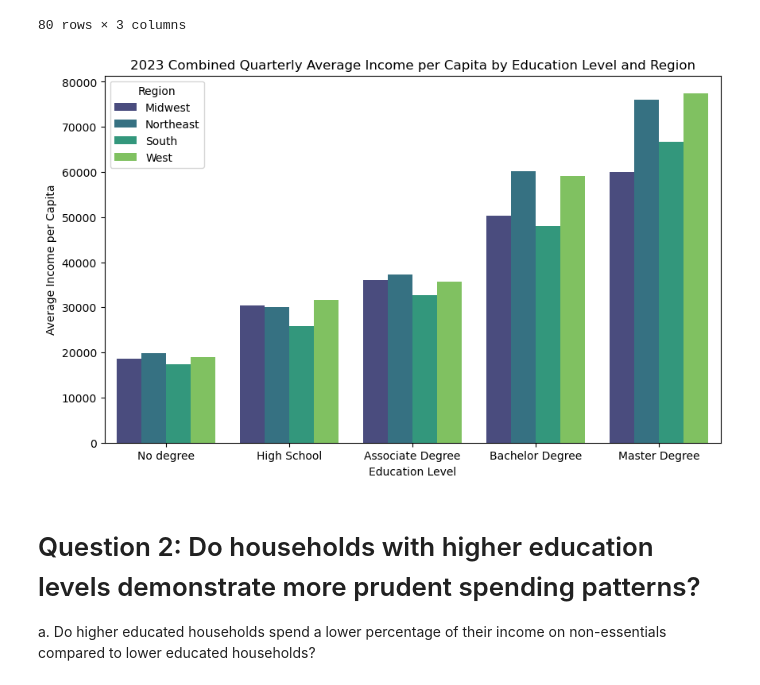
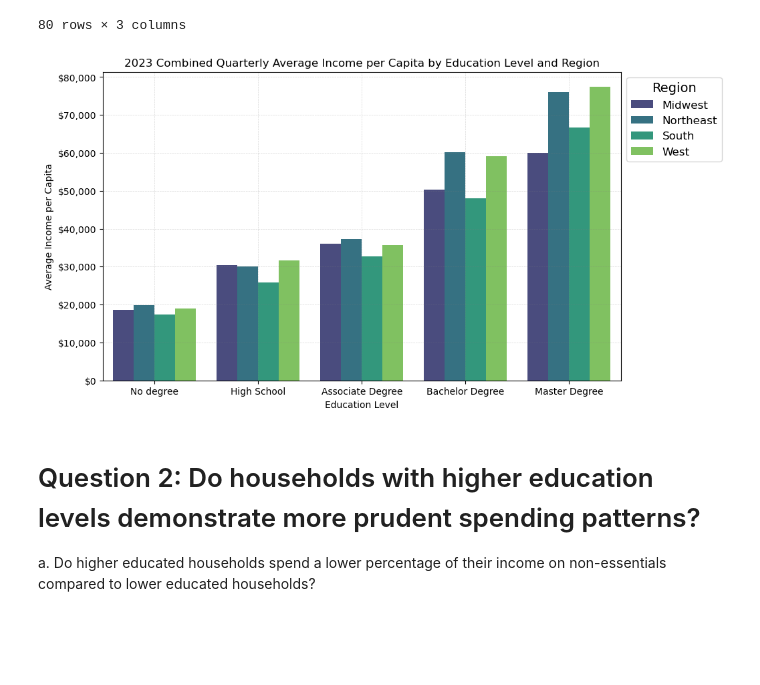
Before and after one commit to Leslygcruz/Educationproj, a Jupyter notebook: notebooks/Education_capstone.ipynb, the cells around one changed output. Drawn from its saved outputs; the diff is of its cells as text; code cells hidden in the pictures; blank space fills up the shorter version.

```diff
--- a/notebooks/Education_capstone.ipynb
+++ b/notebooks/Education_capstone.ipynb
@@ -550,13 +552,18 @@ avgquarterlyeducinc=avgquarterlyeducinc.reset_index()
 # %%
+import matplotlib.ticker as ticker
 plt.figure(figsize=(10, 6))
 sns.barplot(data=avgquarterlyeducinc, x='Education level', y='Income per Capita', hue='Region', palette='viridis')#palette='mako')#palette='ocean')#palette='PuBuGn')
 plt.title('2023 Combined Quarterly Average Income per Capita by Education Level and Region')
 plt.xlabel('Education Level')
 plt.ylabel('Average Income per Capita')
-plt.legend(title='Region')
+plt.legend(title='Region', loc='upper left', bbox_to_anchor=(1, 1), fontsize=12, title_fontsize=14)
+ax= plt.gca()
+ax.yaxis.set_major_formatter(ticker.StrMethodFormatter('${x:,.0f}'))
+plt.grid(color = 'grey', linestyle = '--', linewidth = 0.5,alpha=0.3)
+plt.savefig('avg income.png', transparent=True)
 plt.show()
 # %% [output]
-[figure, old version]
+[figure, new version]
 # %% [markdown]
 # Question 2: Do households with higher education levels demonstrate more prudent spending patterns?
 a. Do higher educated households spend a lower percentage of their income on non-essentials compared to lower educated households?
```
Also changed, not shown: parts of 5 cells of this notebook, 7 other files.
